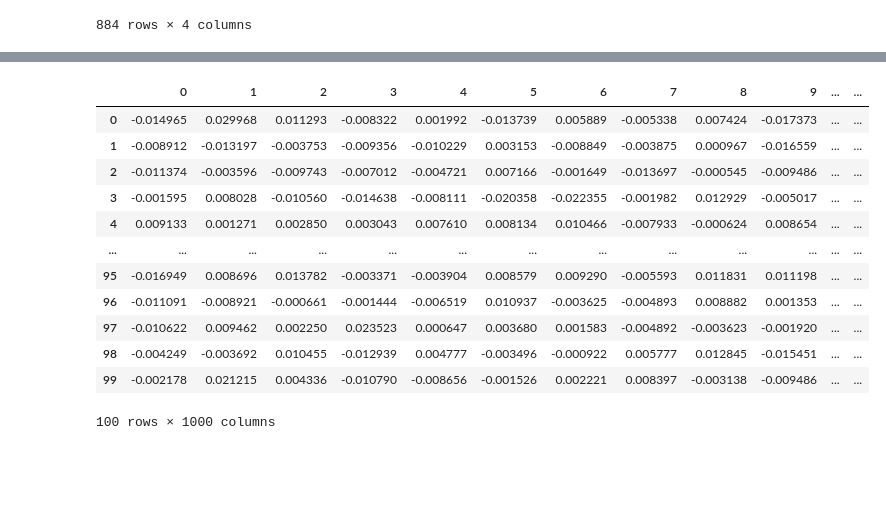
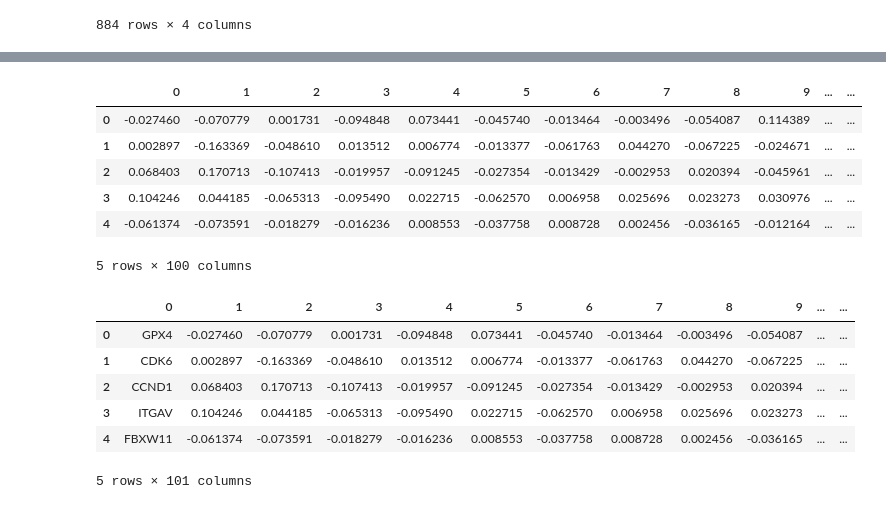
Before and after one commit to WayScience/gene_dependency_representations, a Jupyter notebook: 2.train-VAE/3.beta_vae_training_extract_model_components.ipynb, the cells around one changed output, grey strips where cells are left out. Saved outputs shown, nothing was run; the diff lists cells and outputs as text; code cells hidden in the pictures; blank space fills up the shorter version.

Commit message:
updated csv files from model

```diff
--- a/2.train-VAE/3.beta_vae_training_extract_model_components.ipynb
+++ b/2.train-VAE/3.beta_vae_training_extract_model_components.ipynb
@@ -256,24 +226,53 @@ class BaseModel():
 # %%
-# Create a dataframe from the weight matrix and save as csv
-weight_matrix, bias_term = decoder.get_weights()
+# Extract the weights learned from the model, tranpose
+weight_matrix = encoder.get_weights()[2]
 
 weight_df = pd.DataFrame(weight_matrix)
 
-weight_dir = pathlib.Path("./results/weight_matrix.csv")
-weight_df.to_csv(weight_dir, index = True)
-
-weight_df
+# Save as csv to use for heatmap
+weight_df_dir = pathlib.Path("./results/weight_matrix_encoder.csv")
+weight_df.to_csv(weight_df_dir, index=False)
+weight_df.head()
 # %% [output]
 |  | 0 | 1 | 2 | 3 | 4 | 5 | 6 | 7 | 8 | 9 | ... | ... |
-| 0 | -0.014965 | 0.029968 | 0.011293 | -0.008322 | 0.001992 | -0.013739 | 0.005889 | -0.005338 | 0.007424 | -0.017373 | ... | ... |
-| 1 | -0.008912 | -0.013197 | -0.003753 | -0.009356 | -0.010229 | 0.003153 | -0.008849 | -0.003875 | 0.000967 | -0.016559 | ... | ... |
-| 2 | -0.011374 | -0.003596 | -0.009743 | -0.007012 | -0.004721 | 0.007166 | -0.001649 | -0.013697 | -0.000545 | -0.009486 | ... | ... |
-| 3 | -0.001595 | 0.008028 | -0.010560 | -0.014638 | -0.008111 | -0.020358 | -0.022355 | -0.001982 | 0.012929 | -0.005017 | ... | ... |
-| 4 | 0.009133 | 0.001271 | 0.002850 | 0.003043 | 0.007610 | 0.008134 | 0.010466 | -0.007933 | -0.000624 | 0.008654 | ... | ... |
-| ... | ... | ... | ... | ... | ... | ... | ... | ... | ... | ... | ... | ... |
-| 95 | -0.016949 | 0.008696 | 0.013782 | -0.003371 | -0.003904 | 0.008579 | 0.009290 | -0.005593 | 0.011831 | 0.011198 | ... | ... |
-| 96 | -0.011091 | -0.008921 | -0.000661 | -0.001444 | -0.006519 | 0.010937 | -0.003625 | -0.004893 | 0.008882 | 0.001353 | ... | ... |
-| 97 | -0.010622 | 0.009462 | 0.002250 | 0.023523 | 0.000647 | 0.003680 | 0.001583 | -0.004892 | -0.003623 | -0.001920 | ... | ... |
-| 98 | -0.004249 | -0.003692 | 0.010455 | -0.012939 | 0.004777 | -0.003496 | -0.000922 | 0.005777 | 0.012845 | -0.015451 | ... | ... |
-| 99 | -0.002178 | 0.021215 | 0.004336 | -0.010790 | -0.008656 | -0.001526 | 0.002221 | 0.008397 | -0.003138 | -0.009486 | ... | ... |
+| 0 | -0.027460 | -0.070779 | 0.001731 | -0.094848 | 0.073441 | -0.045740 | -0.013464 | -0.003496 | -0.054087 | 0.114389 | ... | ... |
+| 1 | 0.002897 | -0.163369 | -0.048610 | 0.013512 | 0.006774 | -0.013377 | -0.061763 | 0.044270 | -0.067225 | -0.024671 | ... | ... |
+| 2 | 0.068403 | 0.170713 | -0.107413 | -0.019957 | -0.091245 | -0.027354 | -0.013429 | -0.002953 | 0.020394 | -0.045961 | ... | ... |
+| 3 | 0.104246 | 0.044185 | -0.065313 | -0.095490 | 0.022715 | -0.062570 | 0.006958 | 0.025696 | 0.023273 | 0.030976 | ... | ... |
+| 4 | -0.061374 | -0.073591 | -0.018279 | -0.016236 | 0.008553 | -0.037758 | 0.008728 | 0.002456 | -0.036165 | -0.012164 | ... | ... |
-100 rows × 1000 columns
+5 rows × 100 columns
+# %%
+# Transpose, add gene names back in, transpose again, reset the index, renumber the columns
+weight_df_T_df = weight_df.T
+
+gene_weight_df = pd.DataFrame(data=weight_df_T_df.values, columns=subset_train_df.columns)
+
+gene_weight_T_df = gene_weight_df.T
+
+gw_reindex_df = gene_weight_T_df.reset_index()
+
+gw_renumber_df = gw_reindex_df.rename(columns={x:y for x,y in zip(gw_reindex_df.columns,range(0,len(gw_reindex_df.columns)))})
+
+# Remove numbers from gene name column
+split_data_df = gw_renumber_df[0].str.split(" ", expand = True)
+
+gene_name_df = split_data_df.iloc[:,:1]
+
+trimmed_gene_weight_df = gw_renumber_df.iloc[:,1:]
+
+final_gene_weights_df = gene_name_df.join(trimmed_gene_weight_df)
+
+# Save as csv to use for GSEA
+gene_weight_dir = pathlib.Path("./results/weight_matrix_gsea.csv")
+
+final_gene_weights_df.to_csv(gene_weight_dir, index=False)
+
+final_gene_weights_df.head()
+# %% [output]
+|  | 0 | 1 | 2 | 3 | 4 | 5 | 6 | 7 | 8 | 9 | ... | ... |
+| 0 | GPX4 | -0.027460 | -0.070779 | 0.001731 | -0.094848 | 0.073441 | -0.045740 | -0.013464 | -0.003496 | -0.054087 | ... | ... |
+| 1 | CDK6 | 0.002897 | -0.163369 | -0.048610 | 0.013512 | 0.006774 | -0.013377 | -0.061763 | 0.044270 | -0.067225 | ... | ... |
+| 2 | CCND1 | 0.068403 | 0.170713 | -0.107413 | -0.019957 | -0.091245 | -0.027354 | -0.013429 | -0.002953 | 0.020394 | ... | ... |
+| 3 | ITGAV | 0.104246 | 0.044185 | -0.065313 | -0.095490 | 0.022715 | -0.062570 | 0.006958 | 0.025696 | 0.023273 | ... | ... |
+| 4 | FBXW11 | -0.061374 | -0.073591 | -0.018279 | -0.016236 | 0.008553 | -0.037758 | 0.008728 | 0.002456 | -0.036165 | ... | ... |
+5 rows × 101 columns
```
Also changed, not shown: parts of 10 cells of this notebook, 5 other files.
